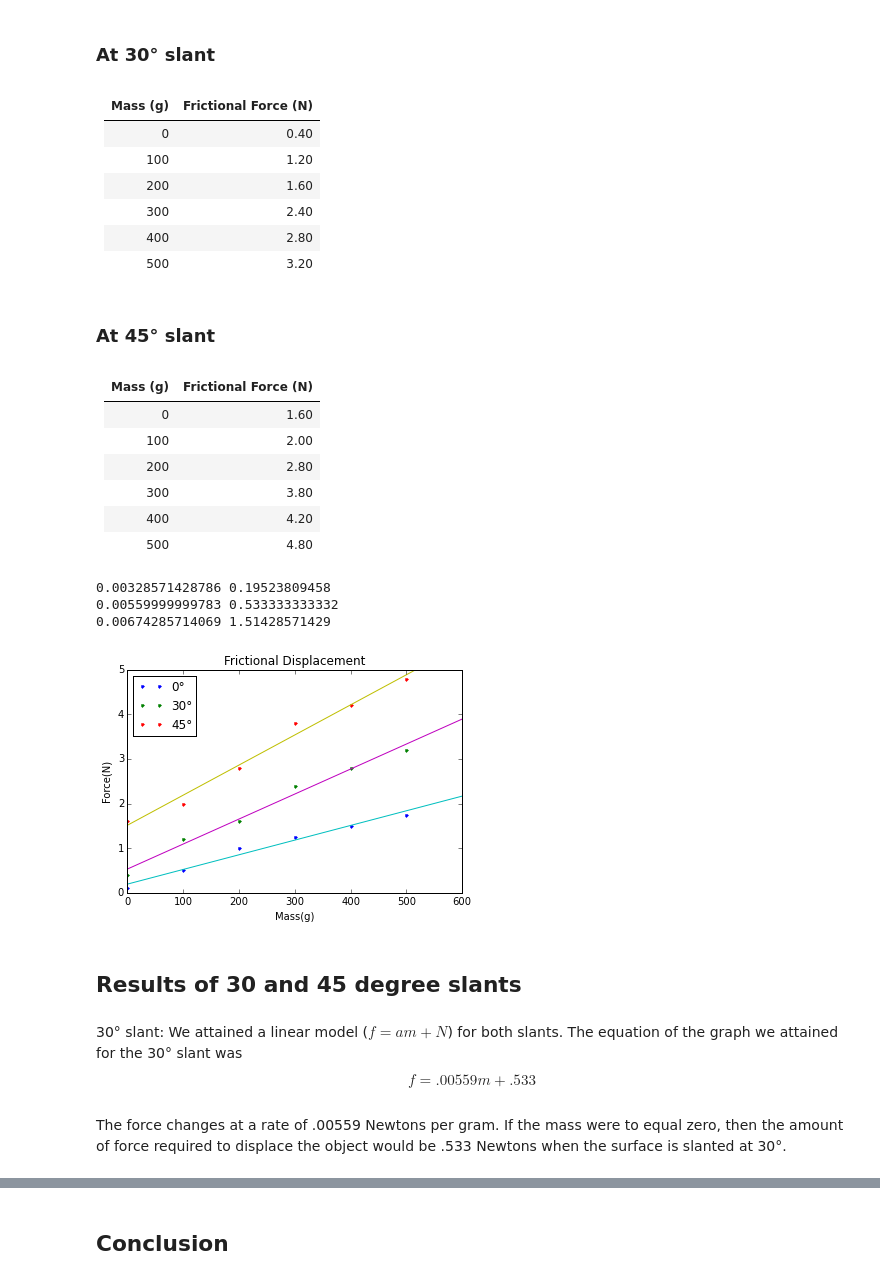
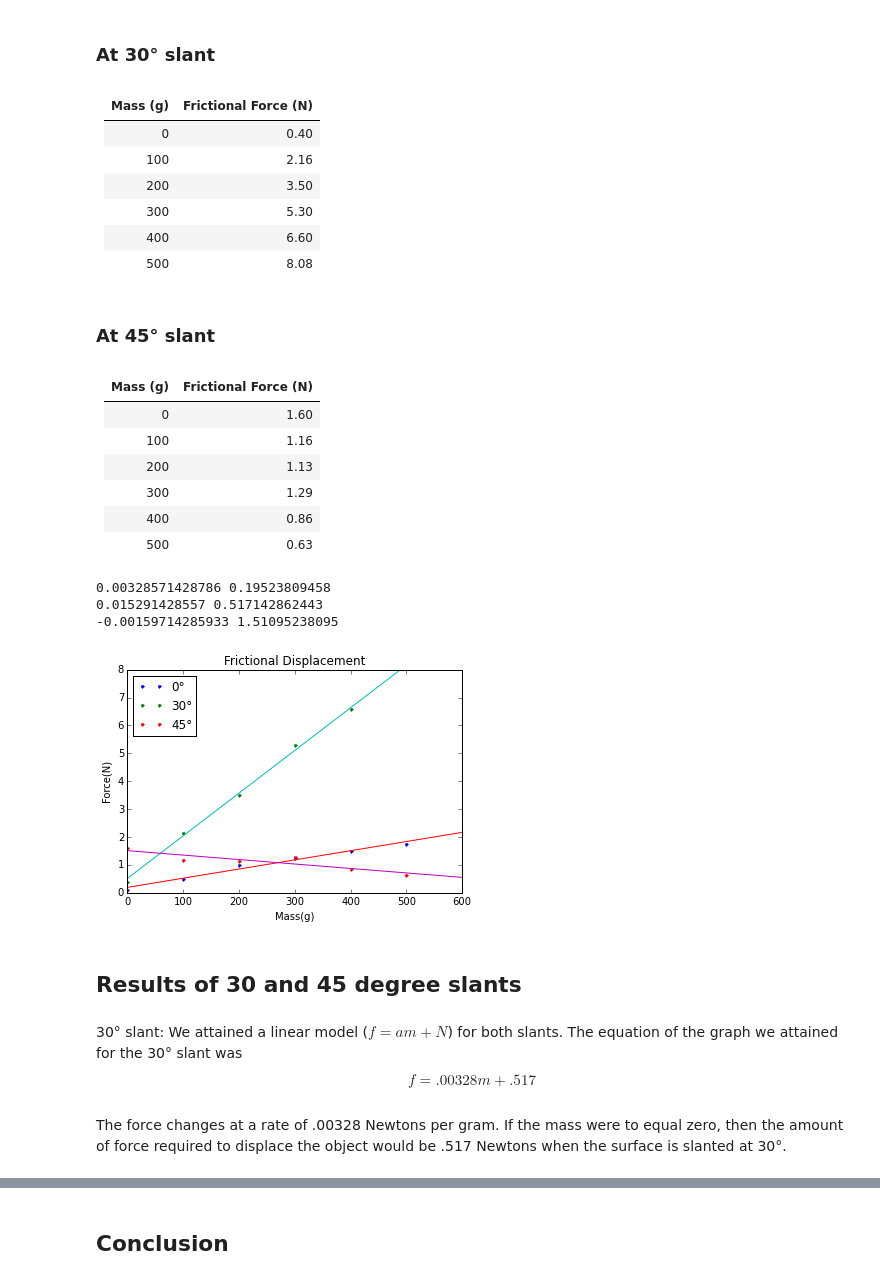
Before and after one commit to Sparky23/Physics-Labs, a Jupyter notebook: Modeling Static Friction.ipynb, the cells around one changed output, grey strips where cells are left out. Saved outputs shown, nothing was run; the diff lists cells and outputs as text; code cells hidden in the pictures.

Commit message:
Final model of static friction

```diff
--- a/Modeling Static Friction.ipynb
+++ b/Modeling Static Friction.ipynb
@@ -68,22 +68,22 @@ For this procedure, we used the same box and the same weights added and placed i
 | Mass (g) 	| Frictional Force (N)	|
 |-----	|---	|
 | 0  	|   0.40	|
-| 100 	|   1.20	|
-| 200 	|   1.60	|
-| 300 	|   2.40	|
-| 400 	|   2.80	|
-| 500   |   3.20    |
+| 100 	|   2.16	|
+| 200 	|   3.50	|
+| 300 	|   5.30	|
+| 400 	|   6.60	|
+| 500   |   8.08    |
 # %% [markdown]
 ### At 45° slant
 # %% [markdown]
 | Mass (g) 	| Frictional Force (N)	|
 |-----	|---	|
 | 0  	|   1.60	|
-| 100 	|   2.00	|
-| 200 	|   2.80	|
-| 300 	|   3.80	|
-| 400 	|   4.20	|
-| 500   |   4.80    |
+| 100 	|   1.16	|
+| 200 	|   1.13	|
+| 300 	|   1.29	|
+| 400 	|   0.86	|
+| 500   |   0.63    |
 # %%
 import matplotlib.pyplot as plt
 import numpy as np
@@ -91,45 +91,45 @@ from scipy.optimize import curve_fit
 
 weight=[0, 100, 200, 300, 400, 500]
 level= [.10,.50,1.00, 1.25, 1.50, 1.75]
-incline1=[0.40, 1.20, 1.60, 2.40, 2.80, 3.20]
-incline2 = [1.60, 2.00, 2.80, 3.80, 4.20, 4.80]
+incline1=[0.40, 2.16, 3.50, 5.30, 6.60, 8.08]
+incline2 = [1.60, 1.16, 1.13, 1.29, 0.86, 0.63]
 xx = np.linspace(0, 600, 20)
 
 def lin_model(x,a,b):
     return a*x + b
 
 a,b=curve_fit(lin_model,weight,level)[0]
 c,d=curve_fit(lin_model,weight,incline1)[0]
 e,f=curve_fit(lin_model,weight,incline2)[0]
 print(a,b)
 print(c,d)
 print(e,f)
 
 plt.plot(weight,level,'.', label="0°")
 plt.plot(weight,incline1,'.', label="30°")
-plt.plot(weight,incline2,'.', label="45°")
+plt.plot(weight,incline2,'r.', label="45°")
 plt.plot(xx,lin_model(xx,a,b))
 plt.plot(xx,lin_model(xx,c,d))
 plt.plot(xx,lin_model(xx,e,f))
 plt.legend(loc='upper left')
 #plt.text(50,4, r'Yellow=45°')
 
 plt.xlabel('Mass(g)')
 
 
 plt.ylabel('Force(N)')
 plt.title ('Frictional Displacement')
-plt.ylim([0,5])
+plt.ylim([0,8])
 plt.show()
 # %% [output]
 0.00328571428786 0.19523809458
-0.00559999999783 0.533333333332
-0.00674285714069 1.51428571429
+0.015291428557 0.517142862443
+-0.00159714285933 1.51095238095
-[figure, old version]
+[figure, new version]
 # %% [markdown]
 ## Results of 30 and 45 degree slants
 # %% [markdown]
-30° slant: We attained a linear model ($f=am+N$) for both slants. The equation of the graph we attained for the 30° slant was $$f=.00559m+.533$$
+30° slant: We attained a linear model ($f=am+N$) for both slants. The equation of the graph we attained for the 30° slant was $$f=.00328m+.517$$
 # %% [markdown]
-The force changes at a rate of .00559 Newtons per gram. If the mass were to equal zero, then the amount of force required to displace the object would be .533 Newtons when the surface is slanted at 30°.
+The force changes at a rate of .00328 Newtons per gram. If the mass were to equal zero, then the amount of force required to displace the object would be .517 Newtons when the surface is slanted at 30°.
 # %% [markdown]
```
Also changed, not shown: parts of 4 cells of this notebook.
